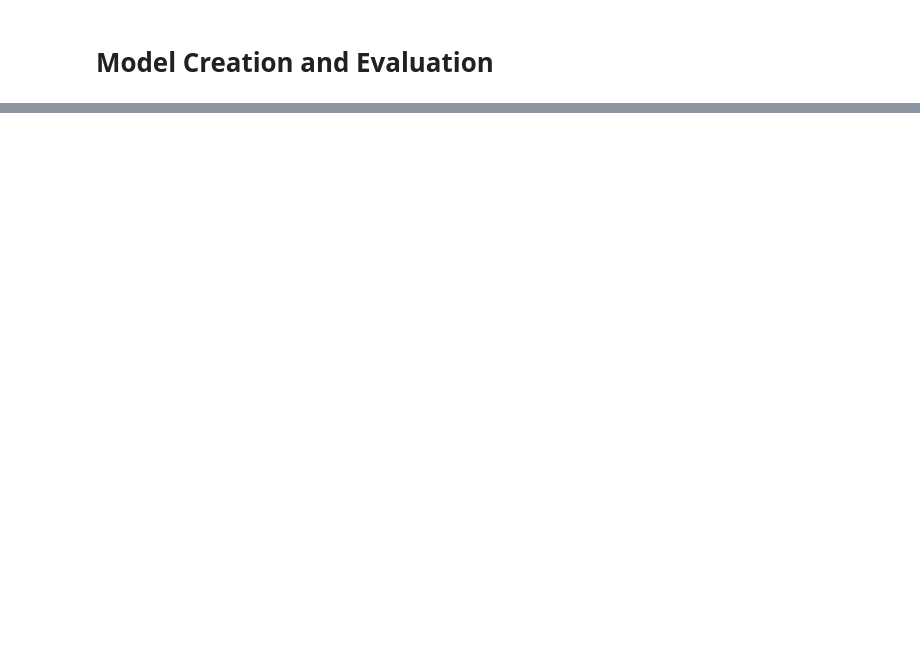
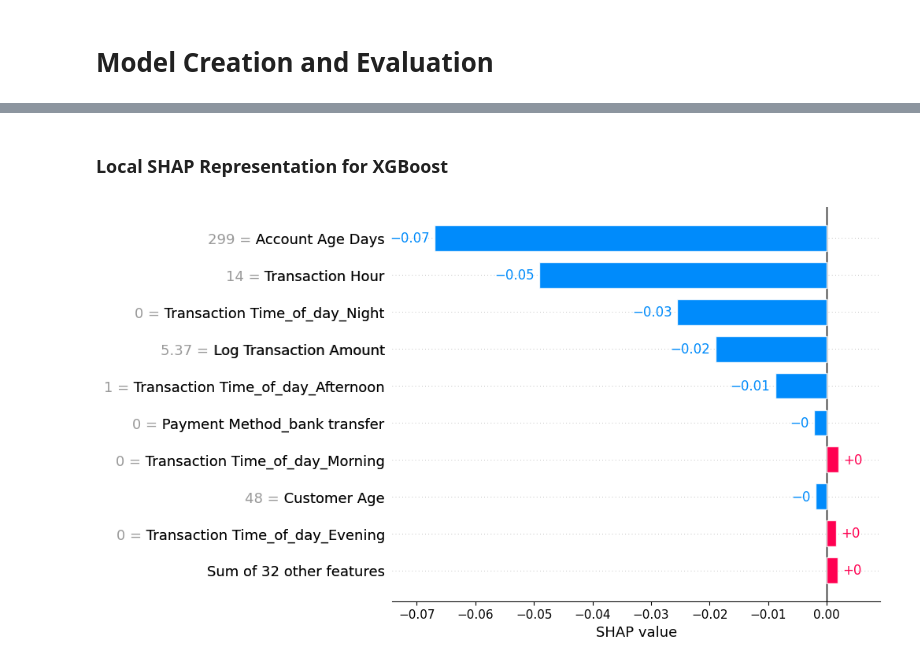
Before and after one commit to EldrickSYK/BT4012, a Jupyter notebook: BT4012_Models.ipynb, the cells around one changed output, grey strips where cells are left out. Cells and saved outputs as stored; diff of their text form; code cells hidden in the pictures; blank space fills up the shorter version.

```diff
--- a/BT4012_Models.ipynb
+++ b/BT4012_Models.ipynb
@@ -210,0 +373,6 @@ AUC Score: 0.827493862977014
+# %% [markdown]
+### Local SHAP Representation for XGBoost
+# %%
+shap.plots.bar(shap_values[0])
+# %% [output]
+[figure, added]
```
Also changed, not shown: parts of 23 cells of this notebook, 7 other files.
